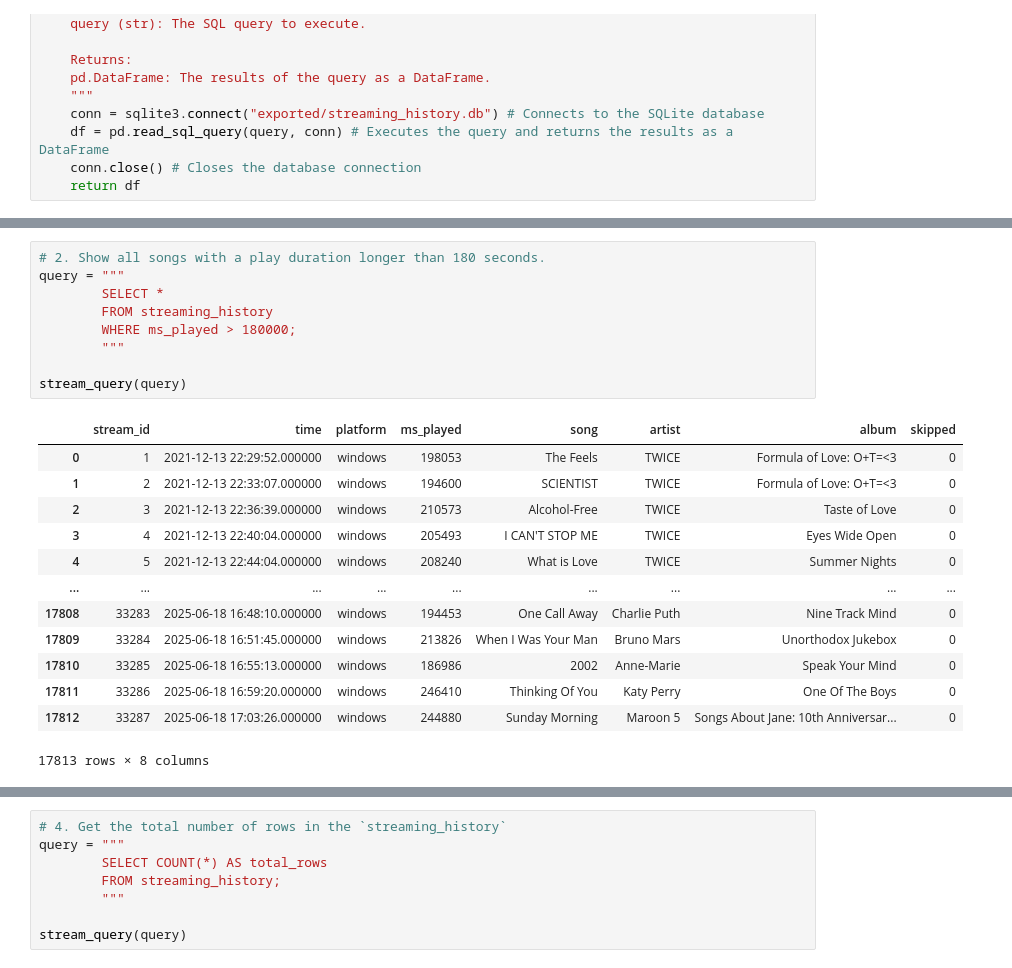
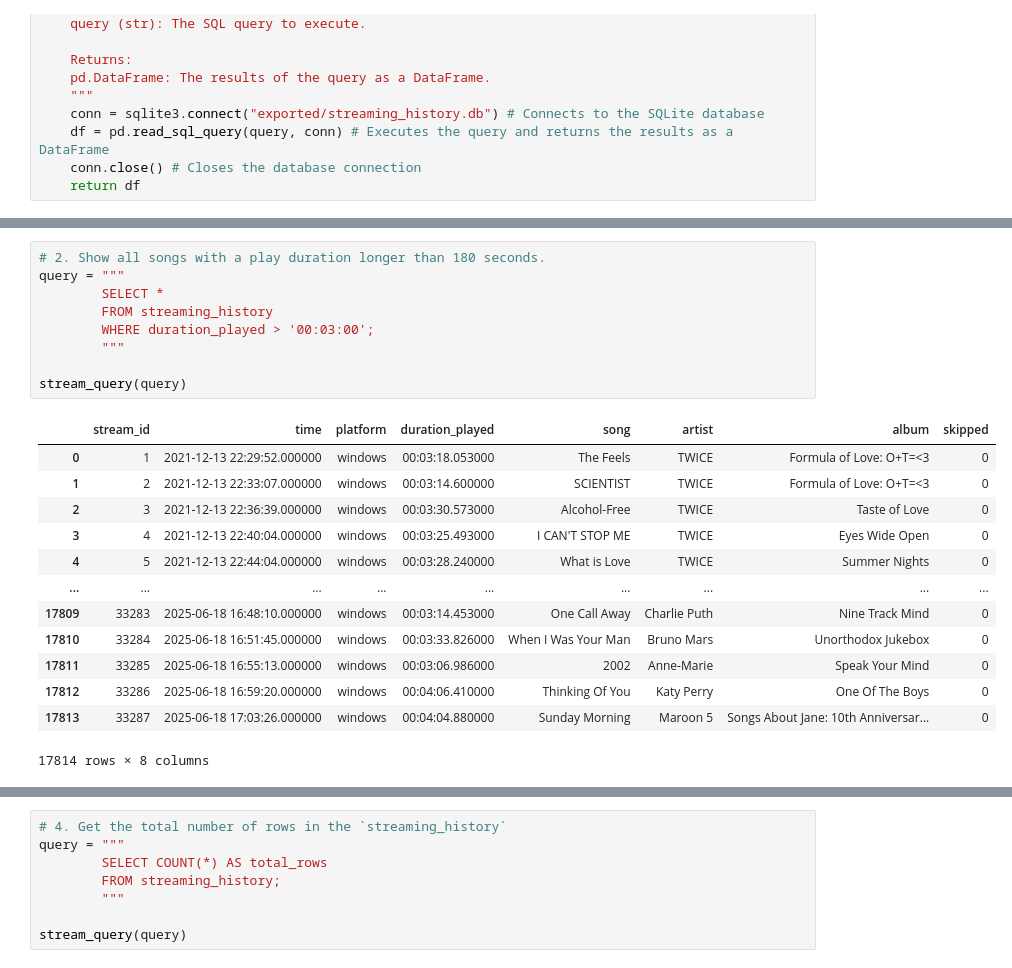
Before and after one commit to ShdwBrngr/YouTube-and-Spotify-Data-Analysis, a Jupyter notebook: sptfy_analysis.ipynb, the cells around one changed output, grey strips where cells are left out. Drawn from its saved outputs; the diff is of its cells as text.

```diff
--- a/sptfy_analysis.ipynb
+++ b/sptfy_analysis.ipynb
@@ -600,26 +623,26 @@ stream_query(query)
 # %%
 # 2. Show all songs with a play duration longer than 180 seconds.
 query = """
         SELECT *
         FROM streaming_history
-        WHERE ms_played > 180000;
+        WHERE duration_played > '00:03:00';
         """
 
 stream_query(query)
 # %% [output]
-|  | stream_id | time | platform | ms_played | song | artist | album | skipped |
-| 0 | 1 | 2021-12-13 22:29:52.000000 | windows | 198053 | The Feels | TWICE | Formula of Love: O+T=<3 | 0 |
-| 1 | 2 | 2021-12-13 22:33:07.000000 | windows | 194600 | SCIENTIST | TWICE | Formula of Love: O+T=<3 | 0 |
-| 2 | 3 | 2021-12-13 22:36:39.000000 | windows | 210573 | Alcohol-Free | TWICE | Taste of Love | 0 |
-| 3 | 4 | 2021-12-13 22:40:04.000000 | windows | 205493 | I CAN'T STOP ME | TWICE | Eyes Wide Open | 0 |
-| 4 | 5 | 2021-12-13 22:44:04.000000 | windows | 208240 | What is Love | TWICE | Summer Nights | 0 |
+|  | stream_id | time | platform | duration_played | song | artist | album | skipped |
+| 0 | 1 | 2021-12-13 22:29:52.000000 | windows | 00:03:18.053000 | The Feels | TWICE | Formula of Love: O+T=<3 | 0 |
+| 1 | 2 | 2021-12-13 22:33:07.000000 | windows | 00:03:14.600000 | SCIENTIST | TWICE | Formula of Love: O+T=<3 | 0 |
+| 2 | 3 | 2021-12-13 22:36:39.000000 | windows | 00:03:30.573000 | Alcohol-Free | TWICE | Taste of Love | 0 |
+| 3 | 4 | 2021-12-13 22:40:04.000000 | windows | 00:03:25.493000 | I CAN'T STOP ME | TWICE | Eyes Wide Open | 0 |
+| 4 | 5 | 2021-12-13 22:44:04.000000 | windows | 00:03:28.240000 | What is Love | TWICE | Summer Nights | 0 |
 | ... | ... | ... | ... | ... | ... | ... | ... | ... |
-| 17808 | 33283 | 2025-06-18 16:48:10.000000 | windows | 194453 | One Call Away | Charlie Puth | Nine Track Mind | 0 |
-| 17809 | 33284 | 2025-06-18 16:51:45.000000 | windows | 213826 | When I Was Your Man | Bruno Mars | Unorthodox Jukebox | 0 |
-| 17810 | 33285 | 2025-06-18 16:55:13.000000 | windows | 186986 | 2002 | Anne-Marie | Speak Your Mind | 0 |
-| 17811 | 33286 | 2025-06-18 16:59:20.000000 | windows | 246410 | Thinking Of You | Katy Perry | One Of The Boys | 0 |
-| 17812 | 33287 | 2025-06-18 17:03:26.000000 | windows | 244880 | Sunday Morning | Maroon 5 | Songs About Jane: 10th Anniversar... | 0 |
+| 17809 | 33283 | 2025-06-18 16:48:10.000000 | windows | 00:03:14.453000 | One Call Away | Charlie Puth | Nine Track Mind | 0 |
+| 17810 | 33284 | 2025-06-18 16:51:45.000000 | windows | 00:03:33.826000 | When I Was Your Man | Bruno Mars | Unorthodox Jukebox | 0 |
+| 17811 | 33285 | 2025-06-18 16:55:13.000000 | windows | 00:03:06.986000 | 2002 | Anne-Marie | Speak Your Mind | 0 |
+| 17812 | 33286 | 2025-06-18 16:59:20.000000 | windows | 00:04:06.410000 | Thinking Of You | Katy Perry | One Of The Boys | 0 |
+| 17813 | 33287 | 2025-06-18 17:03:26.000000 | windows | 00:04:04.880000 | Sunday Morning | Maroon 5 | Songs About Jane: 10th Anniversar... | 0 |
-17813 rows × 8 columns
+17814 rows × 8 columns
 # %%
 # 3. Find all streams where the song was not skipped.
 query = """
```
Also changed, not shown: parts of 15 cells of this notebook, 2 other files.
